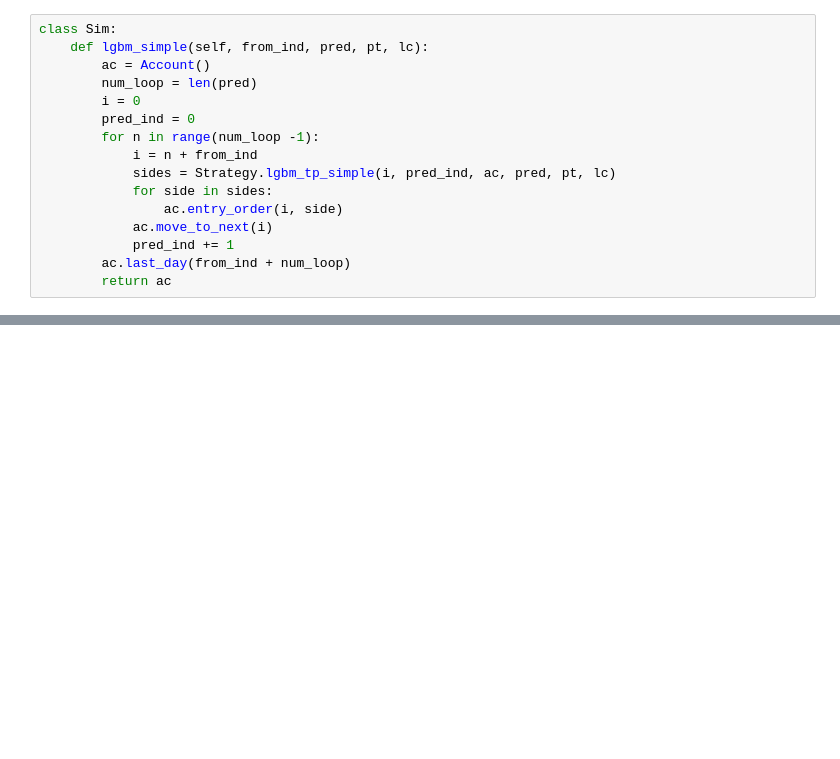
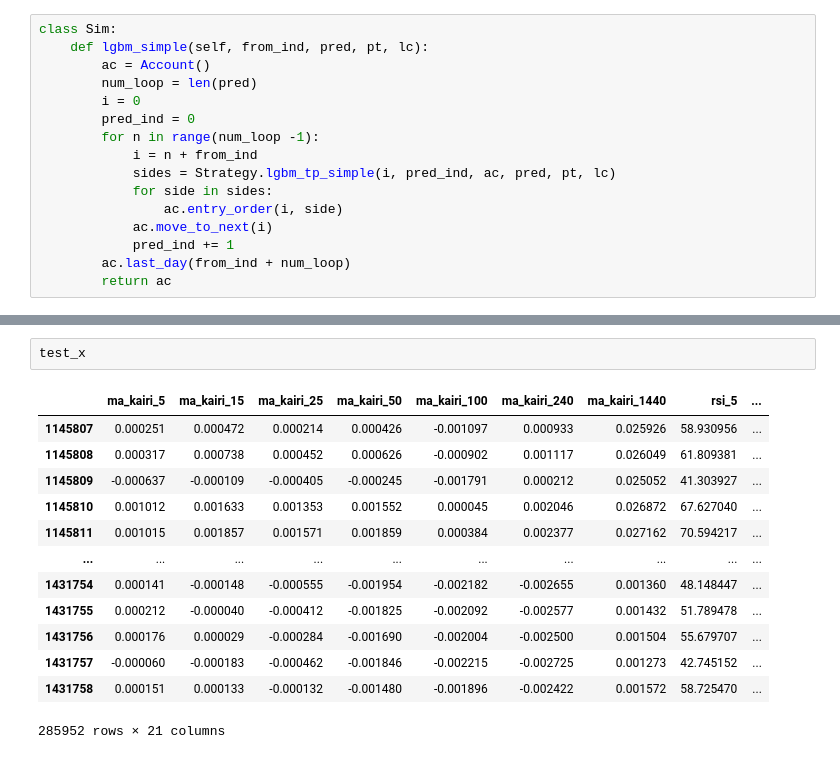
Before and after one commit to alunfes/1m-btc-data, a Jupyter notebook: LGBM_Trading_Points.ipynb, the cells around one changed output, grey strips where cells are left out. Drawn from its saved outputs; the diff is of its cells as text; blank space fills up the shorter version.

```diff
--- a/LGBM_Trading_Points.ipynb
+++ b/LGBM_Trading_Points.ipynb
@@ -555,0 +584,16 @@ plt.plot(train_x)
+# %%
+test_x
+# %% [output]
+|  | ma_kairi_5 | ma_kairi_15 | ma_kairi_25 | ma_kairi_50 | ma_kairi_100 | ma_kairi_240 | ma_kairi_1440 | rsi_5 | ... |
+| 1145807 | 0.000251 | 0.000472 | 0.000214 | 0.000426 | -0.001097 | 0.000933 | 0.025926 | 58.930956 | ... |
+| 1145808 | 0.000317 | 0.000738 | 0.000452 | 0.000626 | -0.000902 | 0.001117 | 0.026049 | 61.809381 | ... |
+| 1145809 | -0.000637 | -0.000109 | -0.000405 | -0.000245 | -0.001791 | 0.000212 | 0.025052 | 41.303927 | ... |
+| 1145810 | 0.001012 | 0.001633 | 0.001353 | 0.001552 | 0.000045 | 0.002046 | 0.026872 | 67.627040 | ... |
+| 1145811 | 0.001015 | 0.001857 | 0.001571 | 0.001859 | 0.000384 | 0.002377 | 0.027162 | 70.594217 | ... |
+| ... | ... | ... | ... | ... | ... | ... | ... | ... | ... |
+| 1431754 | 0.000141 | -0.000148 | -0.000555 | -0.001954 | -0.002182 | -0.002655 | 0.001360 | 48.148447 | ... |
+| 1431755 | 0.000212 | -0.000040 | -0.000412 | -0.001825 | -0.002092 | -0.002577 | 0.001432 | 51.789478 | ... |
+| 1431756 | 0.000176 | 0.000029 | -0.000284 | -0.001690 | -0.002004 | -0.002500 | 0.001504 | 55.679707 | ... |
+| 1431757 | -0.000060 | -0.000183 | -0.000462 | -0.001846 | -0.002215 | -0.002725 | 0.001273 | 42.745152 | ... |
+| 1431758 | 0.000151 | 0.000133 | -0.000132 | -0.001480 | -0.001896 | -0.002422 | 0.001572 | 58.725470 | ... |
+285952 rows × 21 columns
```
Also changed, not shown: parts of 12 cells of this notebook.
